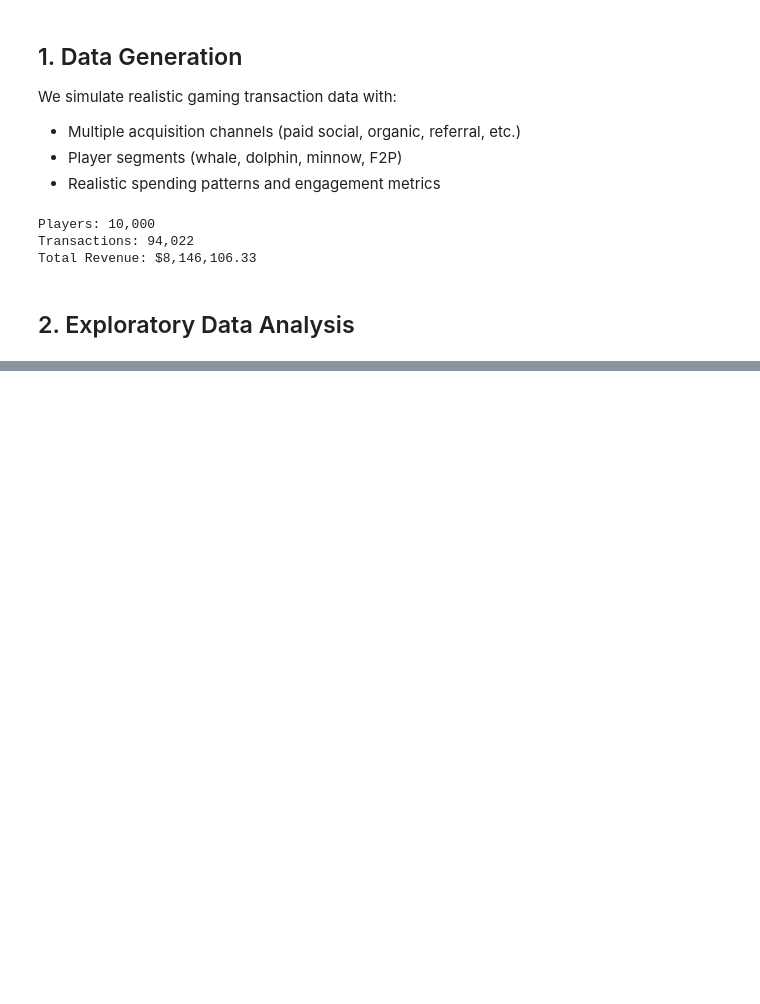
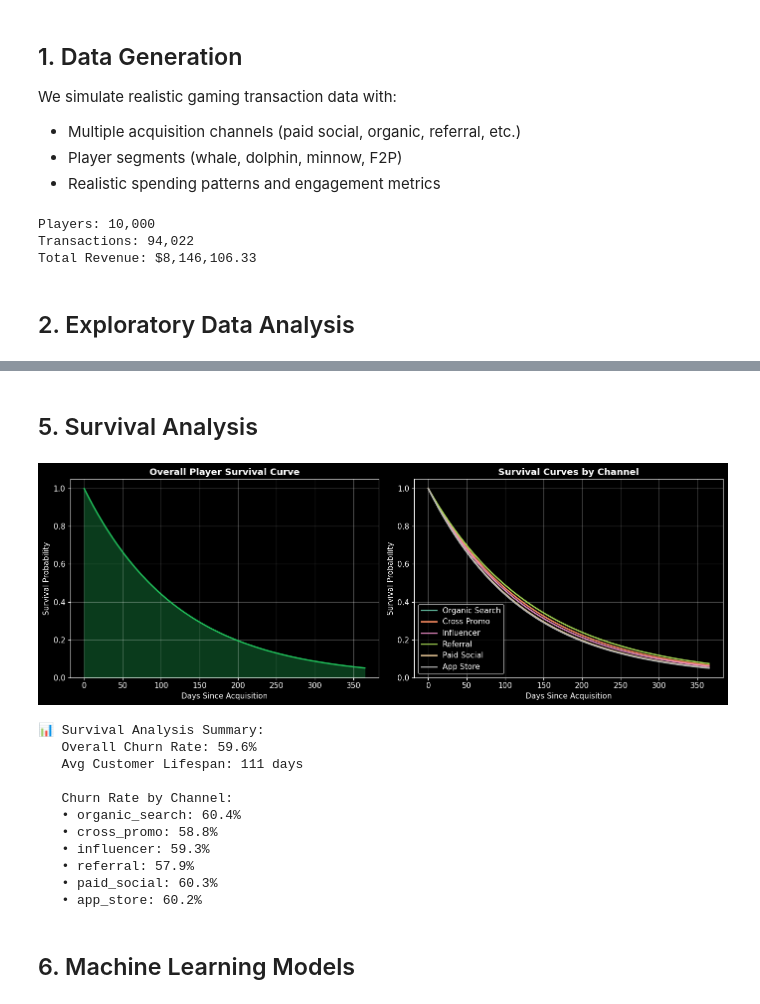
Before and after one commit to ZeroZulu/ltv-forecasting-dashboard, a Jupyter notebook: ltv_forecasting/notebooks/LTV_Analysis_Walkthrough.ipynb, the cells around one changed output, grey strips where cells are left out. Cells and saved outputs as stored; diff of their text form; code cells hidden in the pictures; blank space fills up the shorter version.

```diff
--- a/ltv_forecasting/notebooks/LTV_Analysis_Walkthrough.ipynb
+++ b/ltv_forecasting/notebooks/LTV_Analysis_Walkthrough.ipynb
@@ -364,0 +343,74 @@ Outputs generated:
+# %% [markdown]
+## 5. Survival Analysis
+# %%
+from ltv_models import SurvivalAnalyzer
+
+# Prepare survival data
+survival_df = features_df[['player_id', 'customer_lifespan', 'frequency', 'acquisition_channel']].copy()
+survival_df['churned'] = (features_df['recency'] > 60).astype(int)  # Churned if no activity in 60 days
+
+# Plot survival curves by channel (simplified - no external library needed)
+fig, axes = plt.subplots(1, 2, figsize=(14, 5))
+
+# Overall survival curve (simulated Kaplan-Meier style)
+times = np.linspace(0, 365, 100)
+
+# Calculate survival based on churn rate
+churn_rate = survival_df['churned'].mean()
+base_hazard = -np.log(1 - churn_rate) / survival_df['customer_lifespan'].mean()
+survival_probs = np.exp(-base_hazard * times)
+
+axes[0].plot(times, survival_probs, color='#22c55e', linewidth=2)
+axes[0].fill_between(times, survival_probs, alpha=0.3, color='#22c55e')
+axes[0].set_title('Overall Player Survival Curve', fontweight='bold')
+axes[0].set_xlabel('Days Since Acquisition')
+axes[0].set_ylabel('Survival Probability')
+axes[0].grid(True, alpha=0.3)
+axes[0].set_ylim(0, 1.05)
+
+# Survival by channel
+colors = plt.cm.Set2(np.linspace(0, 1, len(survival_df['acquisition_channel'].unique())))
+for i, channel in enumerate(survival_df['acquisition_channel'].unique()):
+    channel_data = survival_df[survival_df['acquisition_channel'] == channel]
+    # Calculate channel-specific survival
+    channel_churn = channel_data['churned'].mean()
+    channel_lifespan = channel_data['customer_lifespan'].mean()
+    channel_hazard = -np.log(1 - channel_churn + 0.01) / (channel_lifespan + 1)
+    channel_survival = np.exp(-channel_hazard * times)
+
+    axes[1].plot(times, channel_survival, label=channel.replace('_', ' ').title(),
+                 color=colors[i], linewidth=2)
+
+axes[1].set_title('Survival Curves by Channel', fontweight='bold')
+axes[1].set_xlabel('Days Since Acquisition')
+axes[1].set_ylabel('Survival Probability')
+axes[1].legend(loc='lower left')
+axes[1].grid(True, alpha=0.3)
+axes[1].set_ylim(0, 1.05)
+
+plt.tight_layout()
+plt.show()
+
+# Print survival stats
+print(f"\n📊 Survival Analysis Summary:")
+print(f"   Overall Churn Rate: {churn_rate:.1%}")
+print(f"   Avg Customer Lifespan: {survival_df['customer_lifespan'].mean():.0f} days")
+print(f"\n   Churn Rate by Channel:")
+for channel in survival_df['acquisition_channel'].unique():
+    ch_churn = survival_df[survival_df['acquisition_channel'] == channel]['churned'].mean()
+    print(f"   • {channel}: {ch_churn:.1%}")
+# %% [output]
+[figure, added]
+📊 Survival Analysis Summary:
+   Overall Churn Rate: 59.6%
+   Avg Customer Lifespan: 111 days
+
+   Churn Rate by Channel:
+   • organic_search: 60.4%
+   • cross_promo: 58.8%
+   • influencer: 59.3%
+   • referral: 57.9%
+   • paid_social: 60.3%
+   • app_store: 60.2%
+# %% [markdown]
+## 6. Machine Learning Models
```
Also changed, not shown: parts of 42 cells of this notebook.
